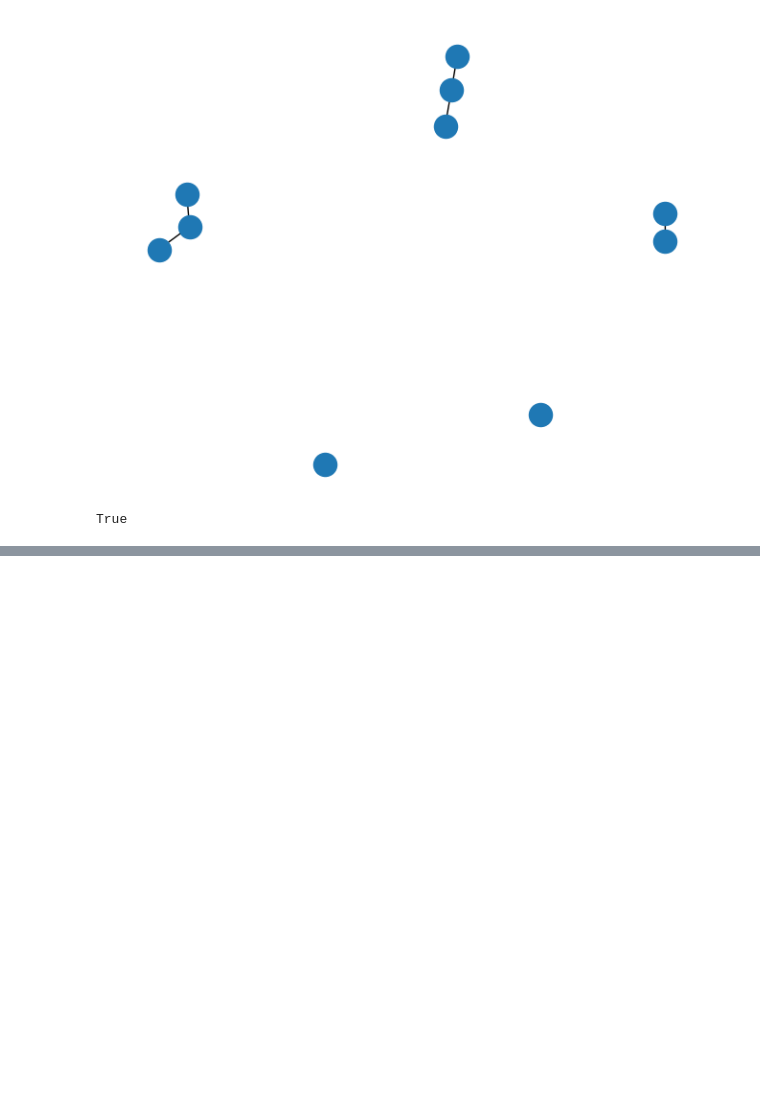
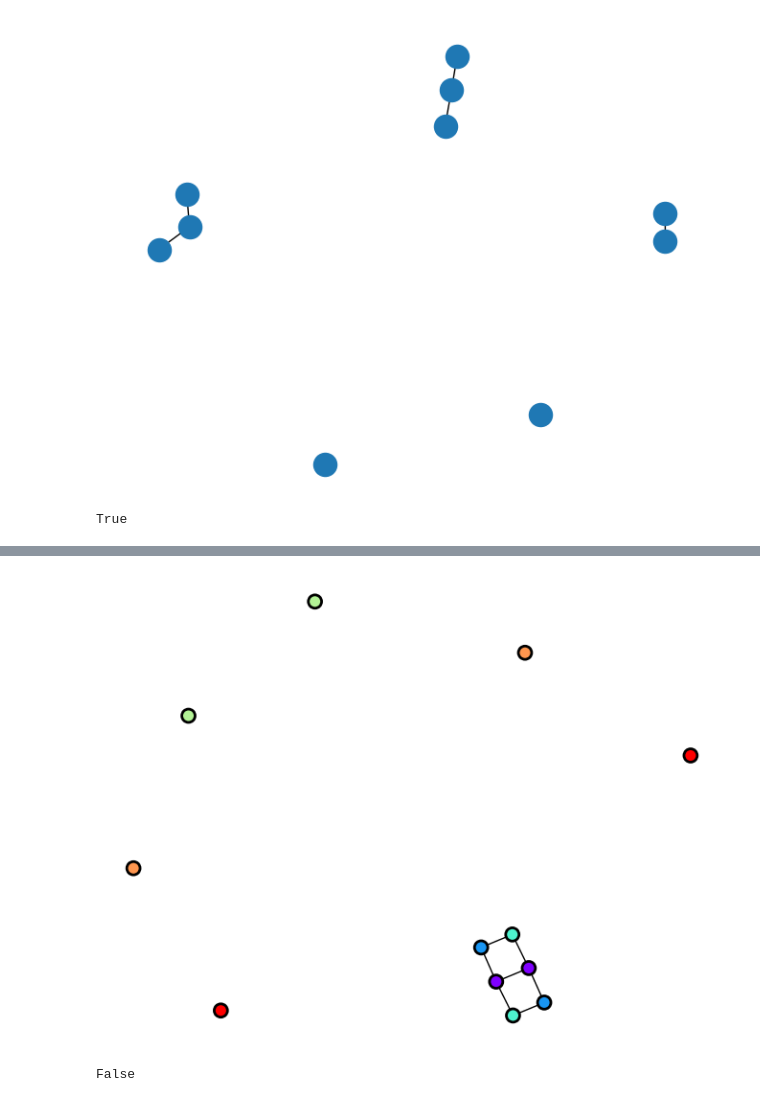
Before and after one commit to coryglover/NetDesign, a Jupyter notebook: notebooks/figs.ipynb, the cells around one changed output, grey strips where cells are left out. Drawn from its saved outputs; the diff is of its cells as text; code cells hidden in the pictures; blank space fills up the shorter version.

```diff
--- a/notebooks/figs.ipynb
+++ b/notebooks/figs.ipynb
@@ -461,0 +486,11 @@ True
+# %%
+new_g = nx.Graph()
+new_g.add_nodes_from(np.arange(X.shape[0]))
+new_g.add_edges_from(new_edges)
+at.draw_network(new_g, X, node_size=100, linewidths=2, edgecolors='k', with_labels=False)
+# %% [output]
+[figure, added]
+# %%
+nx.is_isomorphic(cur_sol, new_g)
+# %% [output]
+False
```
Also changed, not shown: parts of 4 cells of this notebook, 9 other files.
